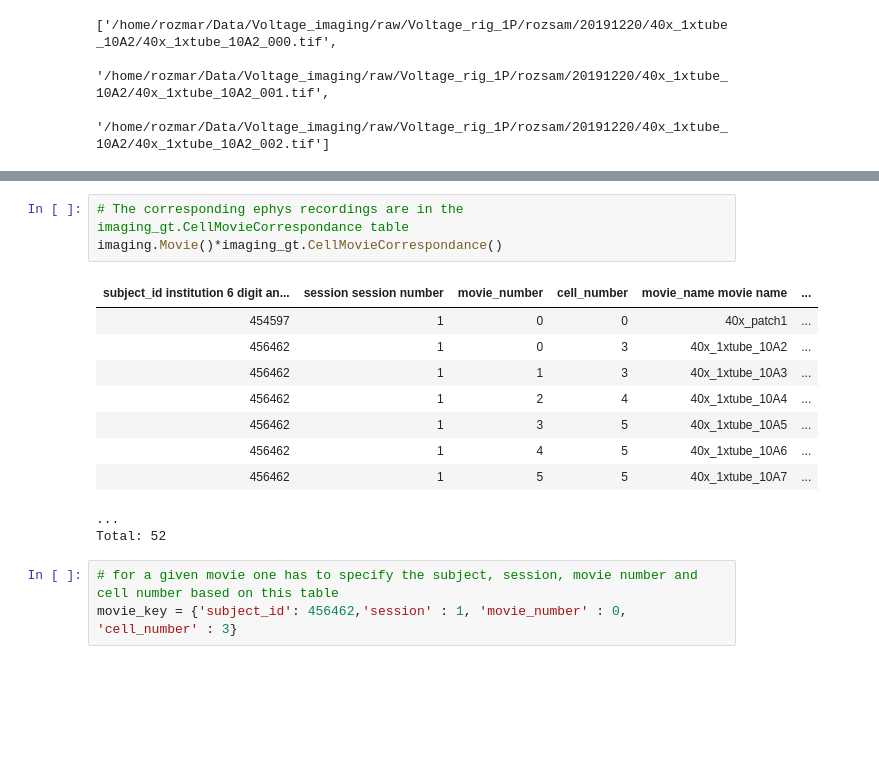
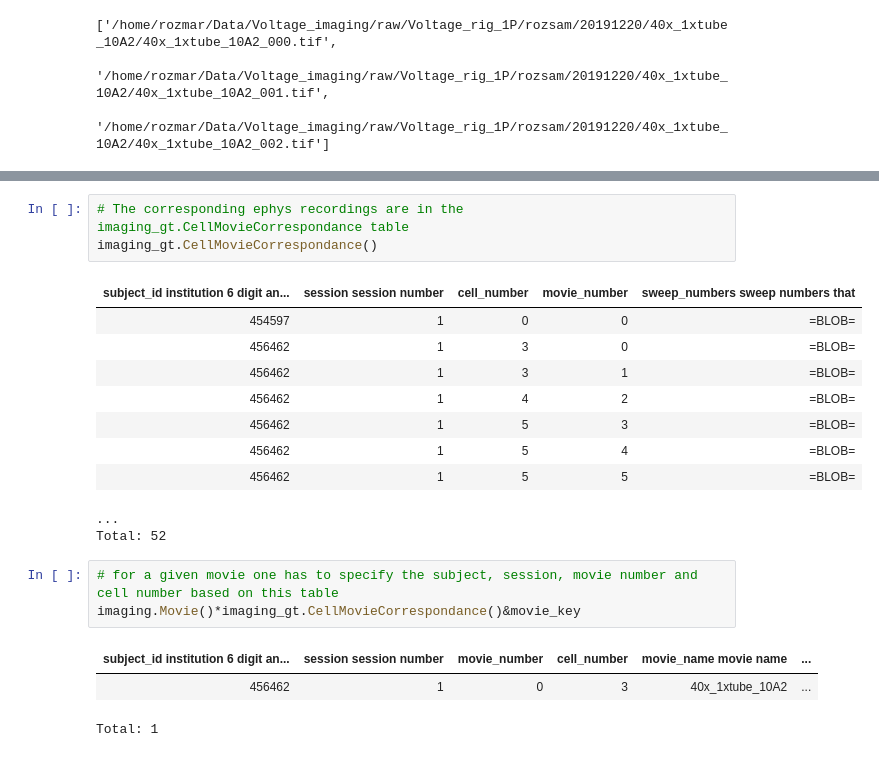
Before and after one commit to rozmar/DataPipeline, a Jupyter notebook: voltageimaging/voltage_imaging_ground_truth_examples.ipynb, the cells around one changed output, grey strips where cells are left out. Cells and saved outputs as stored; diff of their text form; blank space fills up the shorter version.

```diff
--- a/voltageimaging/voltage_imaging_ground_truth_examples.ipynb
+++ b/voltageimaging/voltage_imaging_ground_truth_examples.ipynb
@@ -88,17 +129,21 @@ session_start_time =
 # %%
 # The corresponding ephys recordings are in the imaging_gt.CellMovieCorrespondance table
-imaging.Movie()*imaging_gt.CellMovieCorrespondance()
+imaging_gt.CellMovieCorrespondance()
 # %% [output]
-| subject_id institution 6 digit an... | session session number | movie_number | cell_number | movie_name movie name | ... |
-| 454597 | 1 | 0 | 0 | 40x_patch1 | ... |
-| 456462 | 1 | 0 | 3 | 40x_1xtube_10A2 | ... |
-| 456462 | 1 | 1 | 3 | 40x_1xtube_10A3 | ... |
-| 456462 | 1 | 2 | 4 | 40x_1xtube_10A4 | ... |
-| 456462 | 1 | 3 | 5 | 40x_1xtube_10A5 | ... |
-| 456462 | 1 | 4 | 5 | 40x_1xtube_10A6 | ... |
-| 456462 | 1 | 5 | 5 | 40x_1xtube_10A7 | ... |
+| subject_id institution 6 digit an... | session session number | cell_number | movie_number | sweep_numbers sweep numbers that |
+| 454597 | 1 | 0 | 0 | =BLOB= |
+| 456462 | 1 | 3 | 0 | =BLOB= |
+| 456462 | 1 | 3 | 1 | =BLOB= |
+| 456462 | 1 | 4 | 2 | =BLOB= |
+| 456462 | 1 | 5 | 3 | =BLOB= |
+| 456462 | 1 | 5 | 4 | =BLOB= |
+| 456462 | 1 | 5 | 5 | =BLOB= |
 ...
 Total: 52
 # %%
 # for a given movie one has to specify the subject, session, movie number and cell number based on this table
-movie_key = {'subject_id': 456462,'session' : 1, 'movie_number' : 0, 'cell_number' : 3}
+imaging.Movie()*imaging_gt.CellMovieCorrespondance()&movie_key
+# %% [output]
+| subject_id institution 6 digit an... | session session number | movie_number | cell_number | movie_name movie name | ... |
+| 456462 | 1 | 0 | 3 | 40x_1xtube_10A2 | ... |
+Total: 1
```
Also changed, not shown: parts of 9 cells of this notebook.
